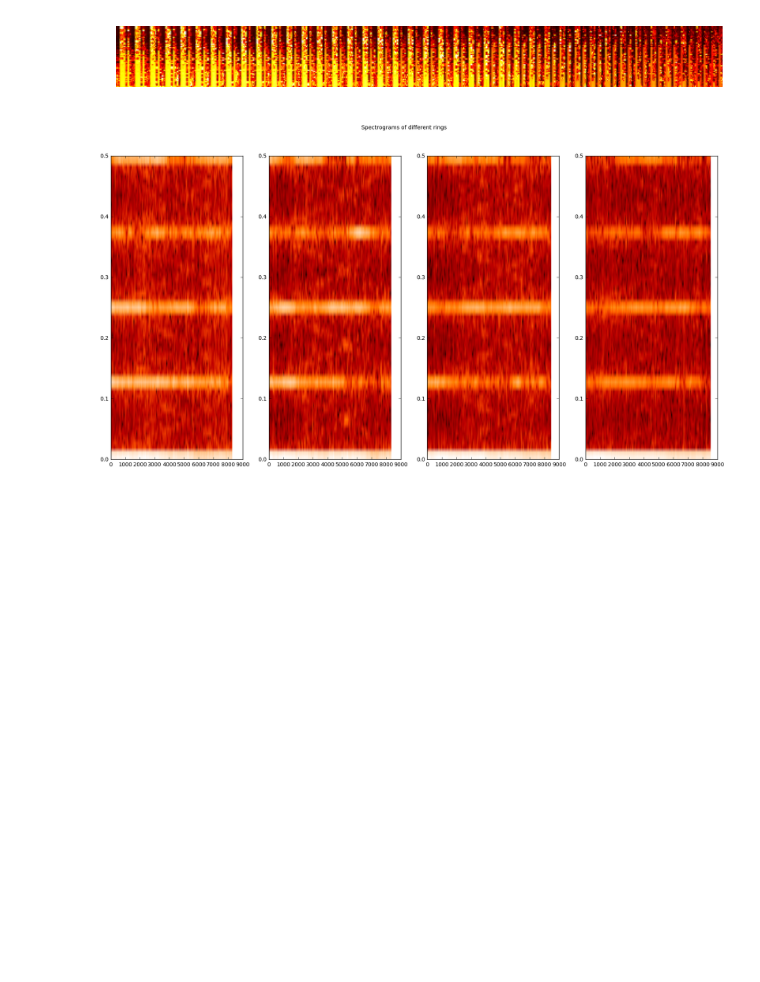
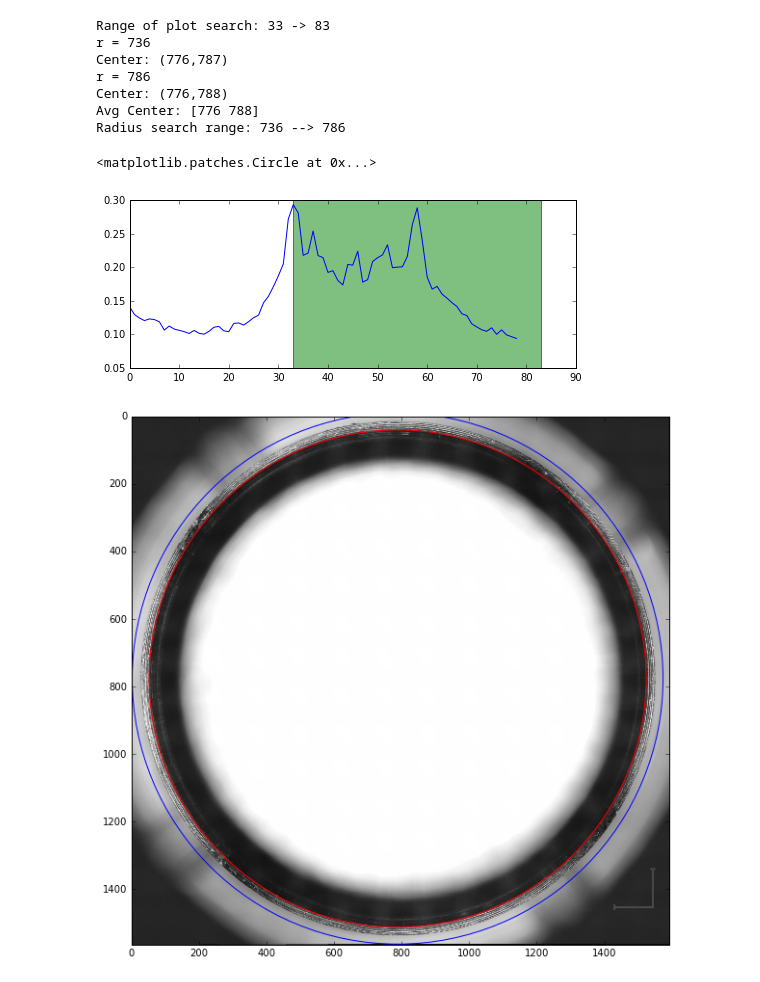
Before and after one commit to jpapon/seal_cup, a Jupyter notebook: seal_cup_testing.ipynb, the cells around one changed output. Cells and saved outputs as stored; diff of their text form; code cells hidden in the pictures; blank space fills up the shorter version.

```diff
--- a/seal_cup_testing.ipynb
+++ b/seal_cup_testing.ipynb
@@ -139,23 +179,0 @@ Number of bands: 54
-# %%
-fig = plt.figure(figsize=(10,1))
-ax = plt.Axes(fig, [0., 0., 1., 1.])
-ax.set_axis_off()
-fig.add_axes(ax)
-plt.set_cmap('hot')
-ax.imshow(band_img, aspect = 'auto')
-plt.show()
-# %% [output]
-[figure, removed]
-# %%
-fig, (ax1, ax2, ax3, ax4) = plt.subplots(ncols=4,figsize=(20,10))
-fig.suptitle("Spectrograms of different rings")
-spec1, freqs, t, im = ax1.specgram(bands[0], NFFT=128, Fs=1, noverlap=64,
-                                cmap=plt.cm.gist_heat)
-spec2, freqs, t, im = ax2.specgram(bands[nbands//3], NFFT=128, Fs=1, noverlap=64,
-                                cmap=plt.cm.gist_heat)
-spec3, freqs, t, im = ax3.specgram(bands[2*nbands//3], NFFT=128, Fs=1, noverlap=64,
-                                cmap=plt.cm.gist_heat)
-spec4, freqs, t, im = ax4.specgram(bands[-1], NFFT=128, Fs=1, noverlap=64,
-                                cmap=plt.cm.gist_heat)
-# %% [output]
-[figure, removed]
@@ -249,0 +180,47 @@ plt.imshow (vis)
+# %%
+#Find lip, set search range to beginning and past end of it
+lipsize = peak_inds[-1][0] - peak_inds[0][0]
+
+min_idx = int(peak_inds[0][0])
+max_idx = int(peak_inds[-1][0] + lipsize)
+print ("Range of plot search: {} -> {}".format(min_idx,max_idx))
+#Plot the peaks in the transform - these will be the beginning and end of the threaded portion
+plt.figure (figsize = (8,3))
+plt.plot(accums)
+ax = plt.axvspan(min_idx, max_idx, facecolor='g', alpha=0.5)
+
+#For min and max radii extract circle center
+radius_range = []
+center_vals = []
+for k, idx in enumerate([peak_inds[0][0],peak_inds[-1][0]]):
+
+    radius = int(radii[idx])
+    if (k == 1):
+      radius += lipsize #search one lipsize beyond lip
+    radius_range.append(radius)
+    print ("r = {}".format(radius))
+    center_x, center_y = centers[idx]
+    print ("Center: ({},{})".format(center_x,center_y))
+    center_vals.append([center_x,center_y])
+
+center = np.round(np.mean(center_vals,axis=0)).astype(int)
+print ("Avg Center: {}".format(center))
+print ("Radius search range: {} --> {}".format(radius_range[0],radius_range[1]))
+
+fig = plt.figure(figsize=(10,10))
+plt.imshow(multi_res_pyr[IDX_USED],cmap='gray')
+circle0 = plt.Circle((center[1],center[0]),radius_range[0],color=(1,0,0),fill=False)
+fig.add_subplot(111).add_artist(circle0)
+circle1 = plt.Circle((center[1],center[0]),radius_range[1],color=(0,0,1),fill=False)
+fig.add_subplot(111).add_artist(circle1)
+# %% [output]
+Range of plot search: 33 -> 83
+r = 736
+Center: (776,787)
+r = 786
+Center: (776,788)
+Avg Center: [776 788]
+Radius search range: 736 --> 786
+<matplotlib.patches.Circle at 0x...>
+[figure, added]
+[figure, added]
```
Also changed, not shown: parts of 15 cells of this notebook.
